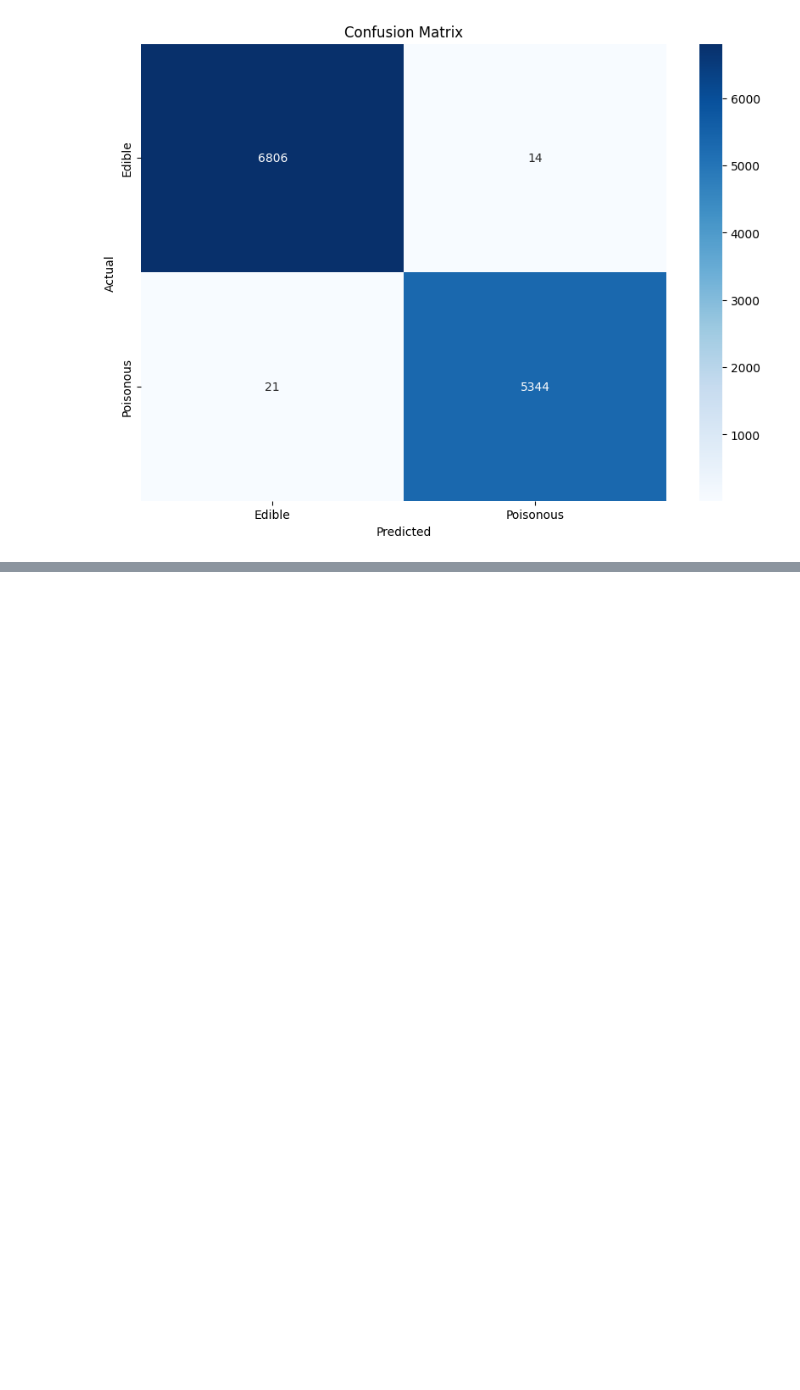
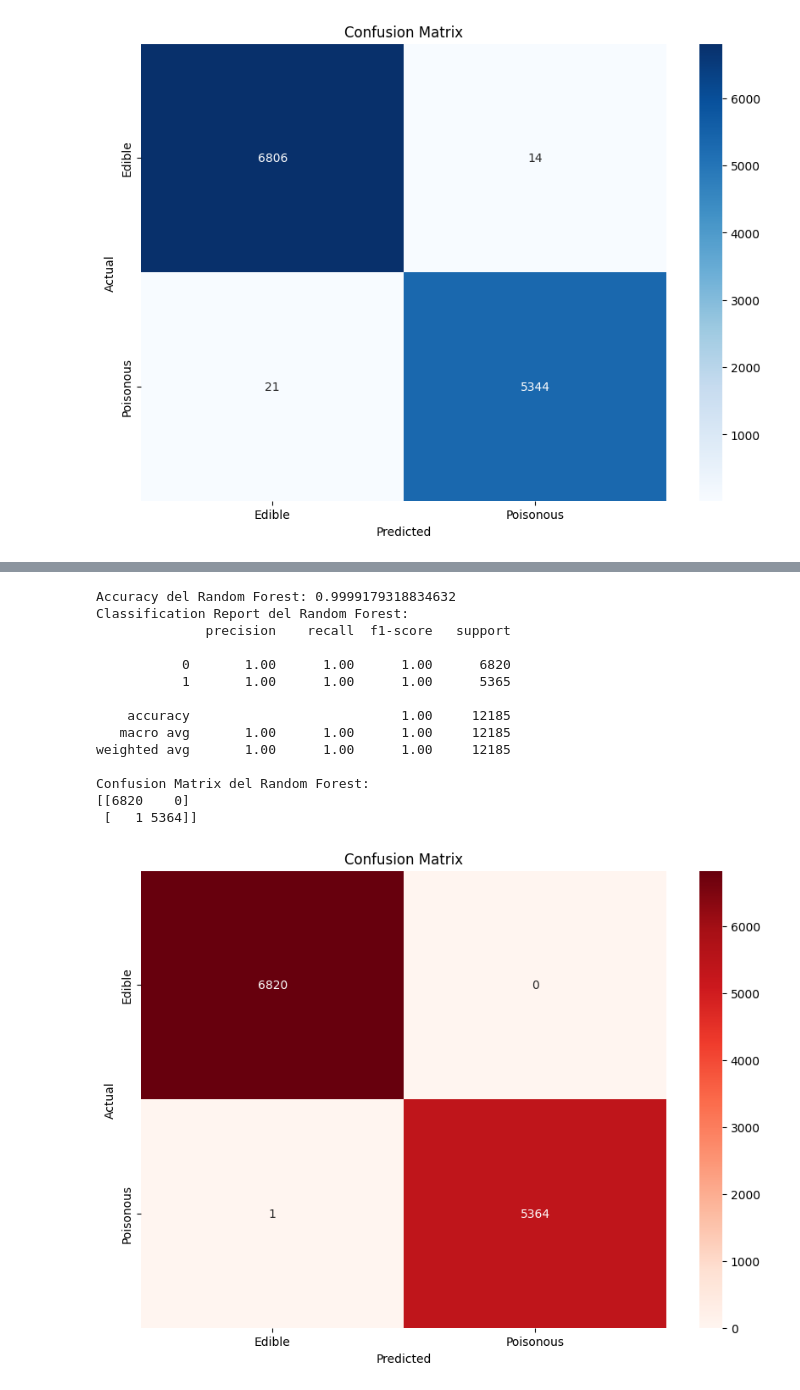
Before and after one commit to Rafa-Carrasco/mushroom_finalpro, a Jupyter notebook: src/explore.ipynb, the cells around one changed output, grey strips where cells are left out. Drawn from its saved outputs; the diff is of its cells as text; code cells hidden in the pictures; blank space fills up the shorter version.

```diff
--- a/src/explore.ipynb
+++ b/src/explore.ipynb
@@ -368,21 +373,3 @@ DataFrame después de Label Encoding:
 61068        0       2
 
 [60923 rows x 17 columns]
-# %%
-
-# 3.2 reemplazamos los NAN con valor 0
-
-#columnas donde hay que reemplazar los nan con 0
-variables_cat_con_nan = ['cap-surface' , 'gill-attachment', 'gill-spacing', 'stem-root', 'stem-surface', 'veil-color', 'spore-print-color']
-
-# Reemplazar los NaN en las columnas especificadas con un valor, por ejemplo, 0
-smdata_dis_encoded[variables_cat_con_nan] = smdata_dis_encoded[variables_cat_con_nan].fillna(0)
-
-# # comprobamos los NAN dpesues del reemplazo
-
-smdata_dis_encoded.info()
-
-
-
-# RESULTADO: todos los valores Nan reemplazados por 0. Estos valores significaban que la caracteristica determinada no existia (era "false") y reemplazarlos
-# por 0 tiene sentido porque mas delante con label-encoding los valores 0 en cada caracteristica equivaldran a "false"
@@ -684,0 +709,43 @@ dump(model, open("decision_tree_classifier_default_42.sav", "wb"))
+# %%
+# Realizar predicciones
+
+y_pred_rf = best_rf.predict(X_test)
+# %%
+# Evaluar el modelo
+
+accuracy_rf = accuracy_score(y_test, y_pred_rf)
+classification_rep_rf = classification_report(y_test, y_pred_rf)
+confusion_mat_rf = confusion_matrix(y_test, y_pred_rf)
+
+# Mostrar resultados
+
+print(f'Accuracy del Random Forest: {accuracy_rf}')
+print('Classification Report del Random Forest:')
+print(classification_rep_rf)
+print('Confusion Matrix del Random Forest:')
+print(confusion_mat_rf)
+
+# Graficar la matriz de confusión del Random Forest
+
+plt.figure(figsize=(10, 7))
+sns.heatmap(confusion_mat_rf, annot=True, fmt='d', cmap='Reds', xticklabels=['Edible', 'Poisonous'], yticklabels=['Edible', 'Poisonous'])
+plt.xlabel('Predicted')
+plt.ylabel('Actual')
+plt.title('Confusion Matrix')
+plt.show()
+# %% [output]
+Accuracy del Random Forest: 0.9999179318834632
+Classification Report del Random Forest:
+              precision    recall  f1-score   support
+
+           0       1.00      1.00      1.00      6820
+           1       1.00      1.00      1.00      5365
+
+    accuracy                           1.00     12185
+   macro avg       1.00      1.00      1.00     12185
+weighted avg       1.00      1.00      1.00     12185
+
+Confusion Matrix del Random Forest:
+[[6820    0]
+ [   1 5364]]
+[figure, added]
```
Also changed, not shown: parts of 48 cells of this notebook, 2 other files.
